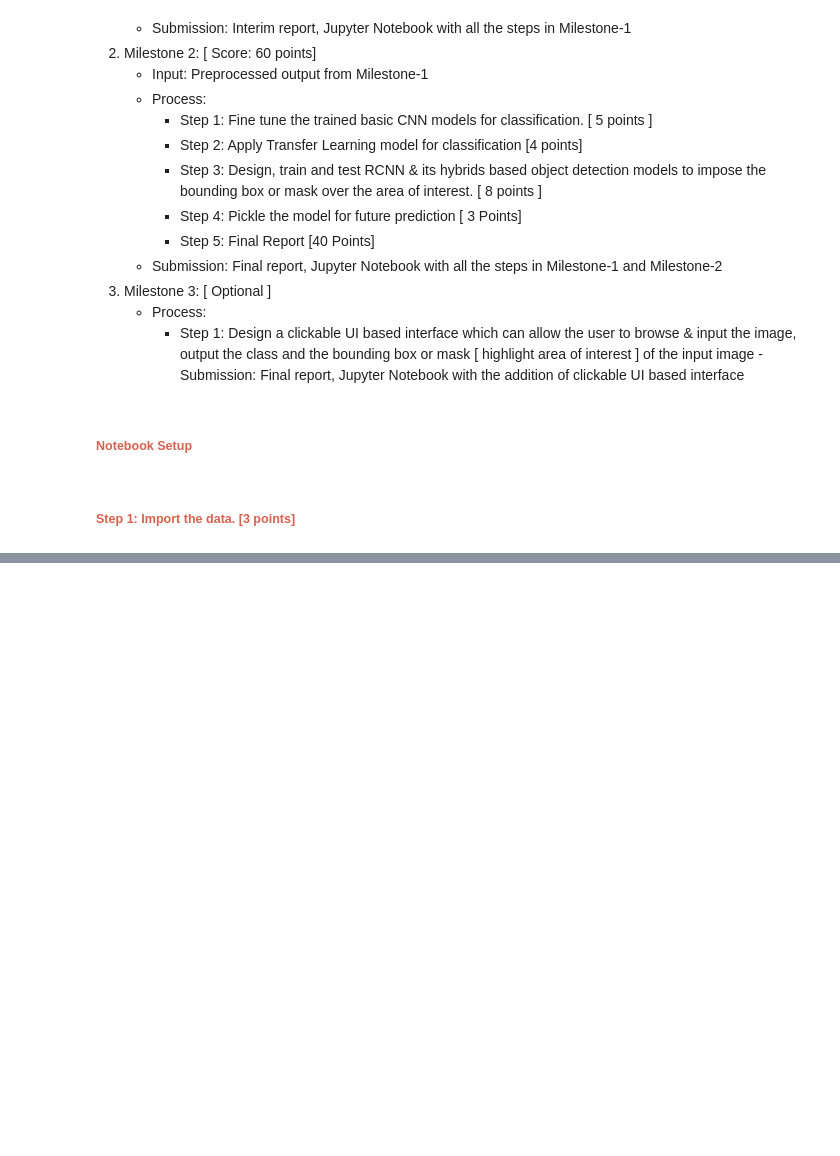
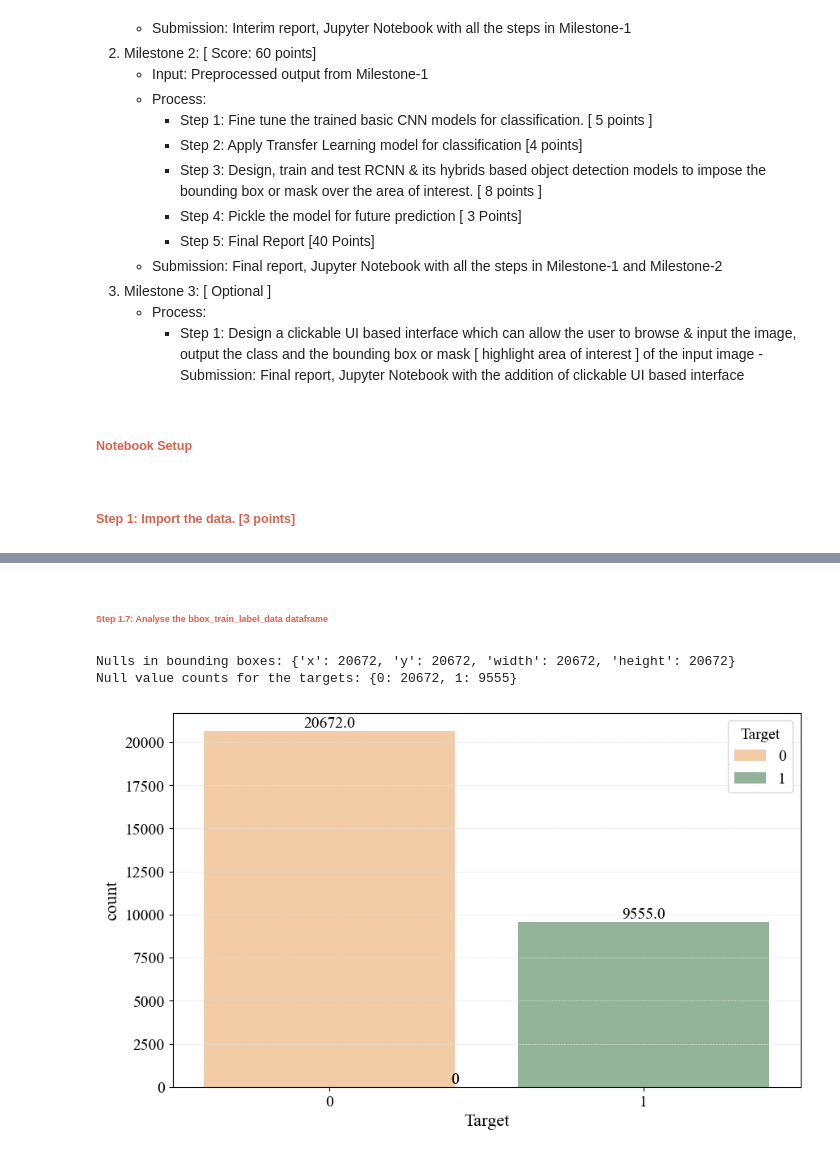
Before and after one commit to AIML-July-23-A-Capstone-G1-Team/Capstone-Project, a Jupyter notebook: Capstone.ipynb, the cells around one changed output, grey strips where cells are left out. Saved outputs shown, nothing was run; the diff lists cells and outputs as text; code cells hidden in the pictures; blank space fills up the shorter version.

Commit message:
Updated tasks for step 1

```diff
--- a/Capstone.ipynb
+++ b/Capstone.ipynb
@@ -344,0 +227,3 @@ Shape of the train_class dataframe after merge: (30227, 9)
+# %%
+# Read the bounding box and training labels from csv files using pandas
+bbox_train_label_data = pd.read_csv("labels/stage_2_train_labels.csv")
@@ -344,0 +477,38 @@ Shape of the train_class dataframe after merge: (30227, 9)
+# %% [markdown]
+### <span style="font-family: Arial; font-weight:bold;font-size:0.5em;color:#da614e"> Step 1.7: Analyse the bbox_train_label_data dataframe
+# %%
+# Define a function to display the count of columns in dataframe
+
+
+def countPlot(column, df):
+    ax = sns.countplot(x=column, data=df, hue=column)
+
+    for p in ax.patches:
+        ax.annotate(
+            "{}".format(p.get_height()),
+            (p.get_x() + (p.get_linewidth() / 2.0 - 0.1), p.get_height() + 200),
+            ha="center",
+        )
+
+    plt.show()
+# %%
+# Check for null values in the dataframes and if it is consistent with the count of targets
+
+print(
+    "Nulls in bounding boxes: {}".format(
+        bbox_train_label_data[["x", "y", "width", "height"]].isnull().sum().to_dict()
+    )
+)
+
+print(
+    "Null value counts for the targets: {}".format(
+        bbox_train_label_data["Target"].value_counts().to_dict()
+    )
+)
+
+
+countPlot("Target", bbox_train_label_data)
+# %% [output]
+Nulls in bounding boxes: {'x': 20672, 'y': 20672, 'width': 20672, 'height': 20672}
+Null value counts for the targets: {0: 20672, 1: 9555}
+[figure, added]
```
Also changed, not shown: parts of 64 cells of this notebook.
